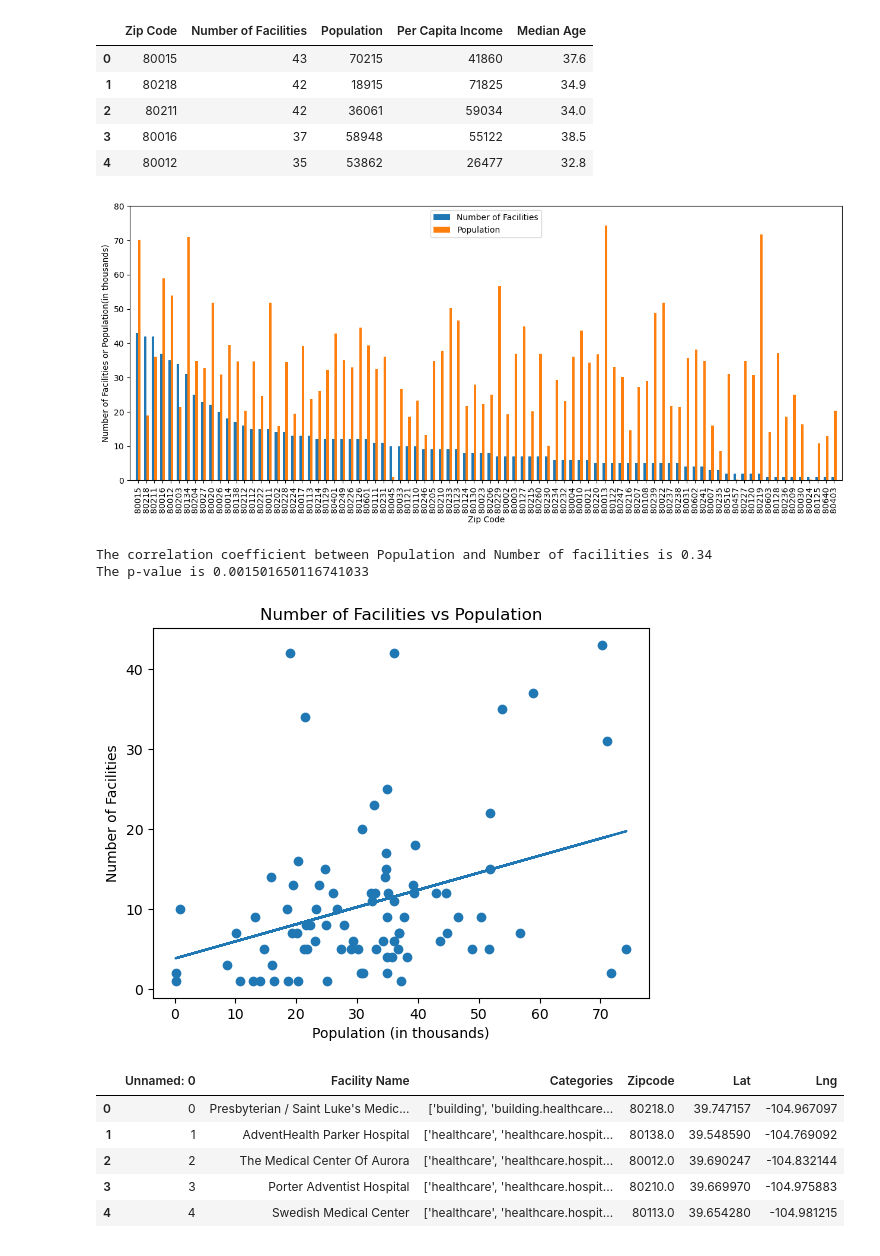
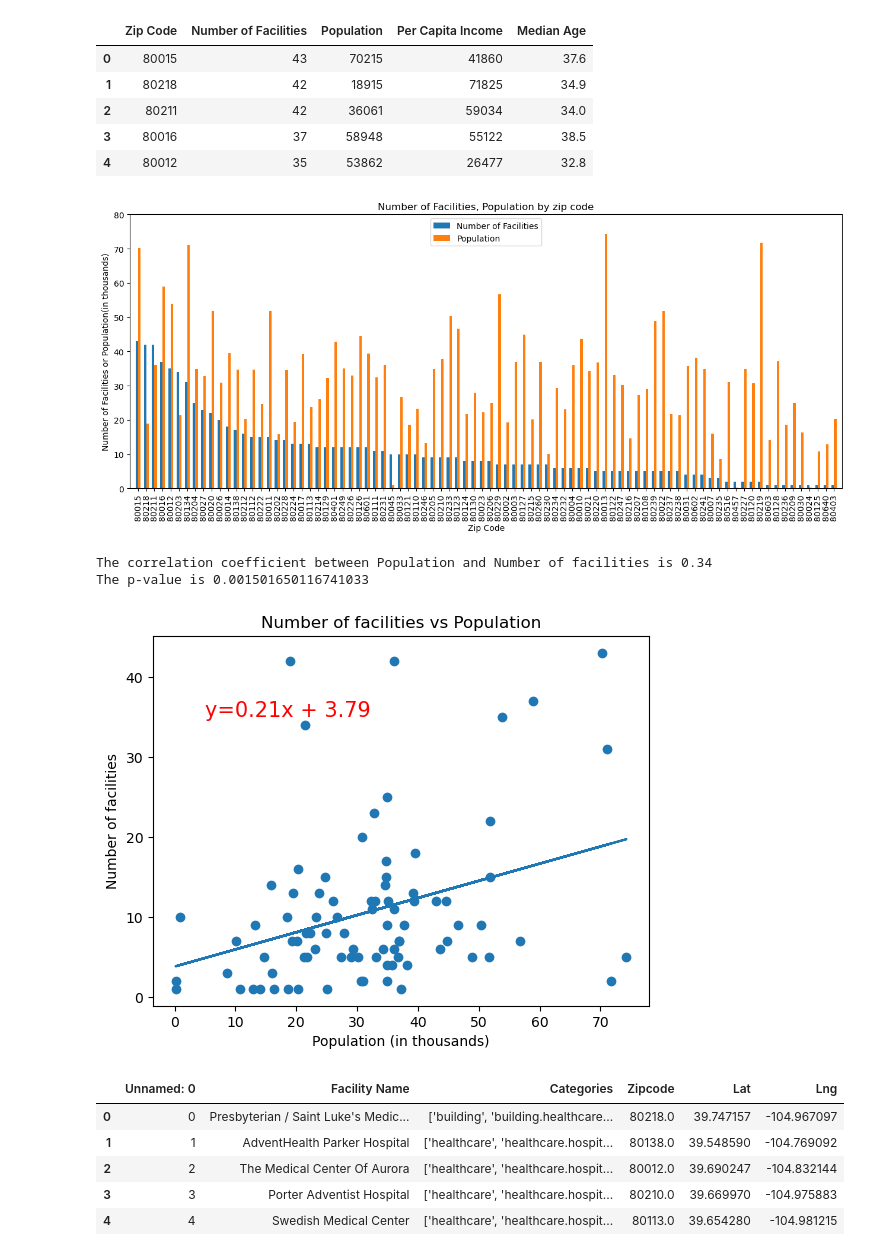
Before and after one commit to lizmartin/project_1_data_viz, a Jupyter notebook: question_1_vis.ipynb, the cells around one changed output. Saved outputs shown, nothing was run; the diff lists cells and outputs as text; code cells hidden in the pictures.

Commit message:
updated visuals, titles and annotation added

```diff
--- a/question_1_vis.ipynb
+++ b/question_1_vis.ipynb
@@ -24,44 +24,49 @@ denver_df.head()
 # %%
 #Create a double bar plot showing each zip code's number of facilities and population
 #This example was very useful in creating the plot: https://www.geeksforgeeks.org/plotting-multiple-bar-charts-using-matplotlib-in-python/
-x = denver_df['Zip Code'].values
-y1= denver_df['Number of Facilities'].values
-y2 = denver_df['Population'].div(1000)
-y2 = y2.values
+x = denver_df['Zip Code']
+facilities = denver_df['Number of Facilities']
+pop = denver_df['Population'].div(1000)
+pop = pop.values
 
 x_axis = np.arange(len(x))
 width = .3
 fig = plt.figure(figsize=(15.5, 6))
-plt.bar(x_axis - width/2, y1, width = width, label = "Number of Facilities")
+plt.bar(x_axis - width/2, facilities, width = width, label = "Number of Facilities")
 
 
-plt.bar(x_axis + width/2, y2, width = width, label = 'Population')
+plt.bar(x_axis + width/2, pop, width = width, label = 'Population')
 plt.axis([-1, len(x), 0, 80])
 plt.xticks(x_axis, x, rotation=90)
 plt.xlabel('Zip Code')
 plt.ylabel('Number of Facilities or Population(in thousands)')
+plt.title("Number of Facilities, Population by zip code")
 plt.legend();
+
+plt.savefig('pop_facilities_denver_plot.png')
 # %% [output]
-[figure, old version]
+[figure, new version]
 # %%
-#create a scatter plot Number of Facilities vs Population
-plt.scatter(y2, y1)
+#create a scatter plot Number of facilities vs Population
+plt.scatter(pop, facilities)
 plt.xlabel('Population (in thousands)')
-plt.ylabel('Number of Facilities')
-plt.title('Number of Facilities vs Population')
+plt.ylabel('Number of facilities')
+plt.title('Number of facilities vs Population')
 
 #perform a linear regression
-pe_slope, pe_int, pe_r, pe_p, pe_std_err = stats.linregress(y2, y1)
+pe_slope, pe_int, pe_r, pe_p, pe_std_err = stats.linregress(pop, facilities)
 #create the equation of a line
-pe_fit = pe_slope * y2 + pe_int
-plt.plot(y2, pe_fit)
+pe_fit = pe_slope * pop + pe_int
+plt.plot(pop, pe_fit)
+plt.annotate(f'y={round(pe_slope, 2)}x + {round(pe_int, 2)}', (5,35), fontsize=15, color='red')
 #print the correlation coefficient
-corr = stats.pearsonr(y2,y1)
+corr = stats.pearsonr(pop,facilities)
 print(f"The correlation coefficient between Population and Number of facilities is {round(corr[0],2)} \nThe p-value is {corr[1]}")
+plt.savefig('pop_facilities_denver_scatter.png')
 # %% [output]
 The correlation coefficient between Population and Number of facilities is 0.34
 The p-value is 0.001501650116741033
-[figure, old version]
+[figure, new version]
 # %%
 #read in detailed healthcare facility data frame
 file_path = 'Resources/denver_healthcare_data.csv'
```
Also changed, not shown: parts of 1 cell of this notebook, 3 other files.
